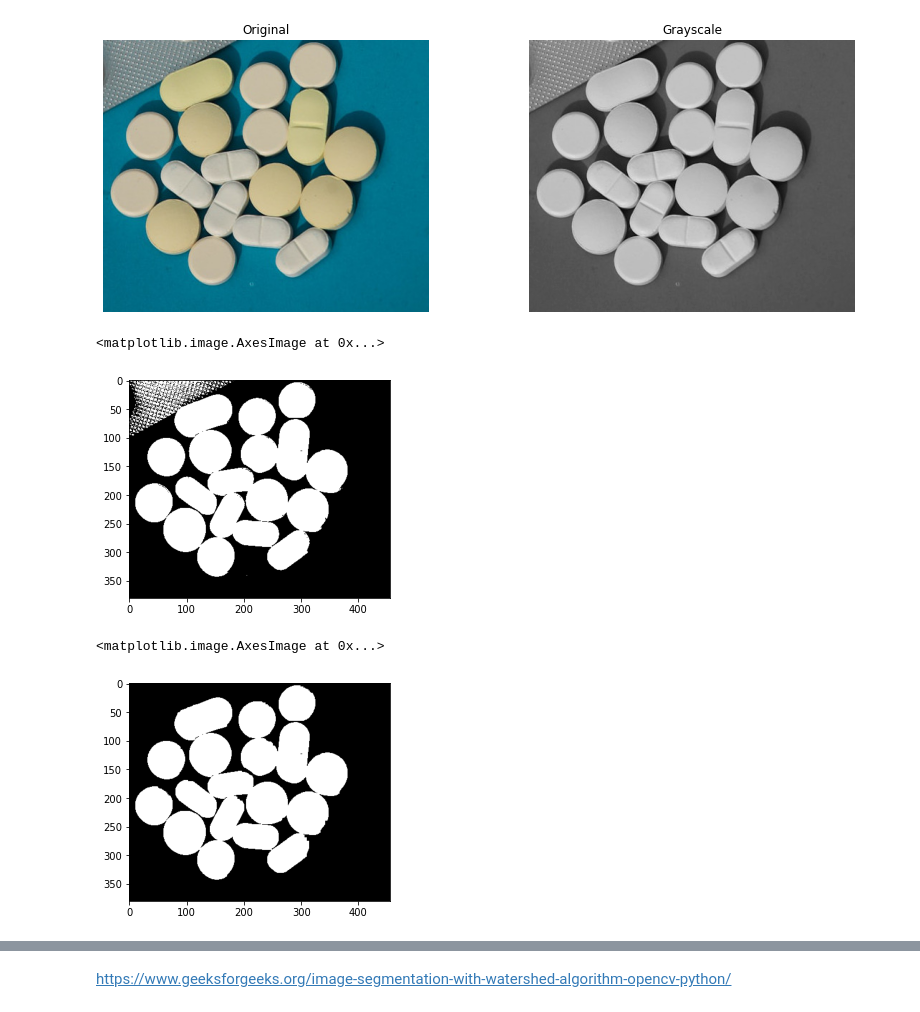
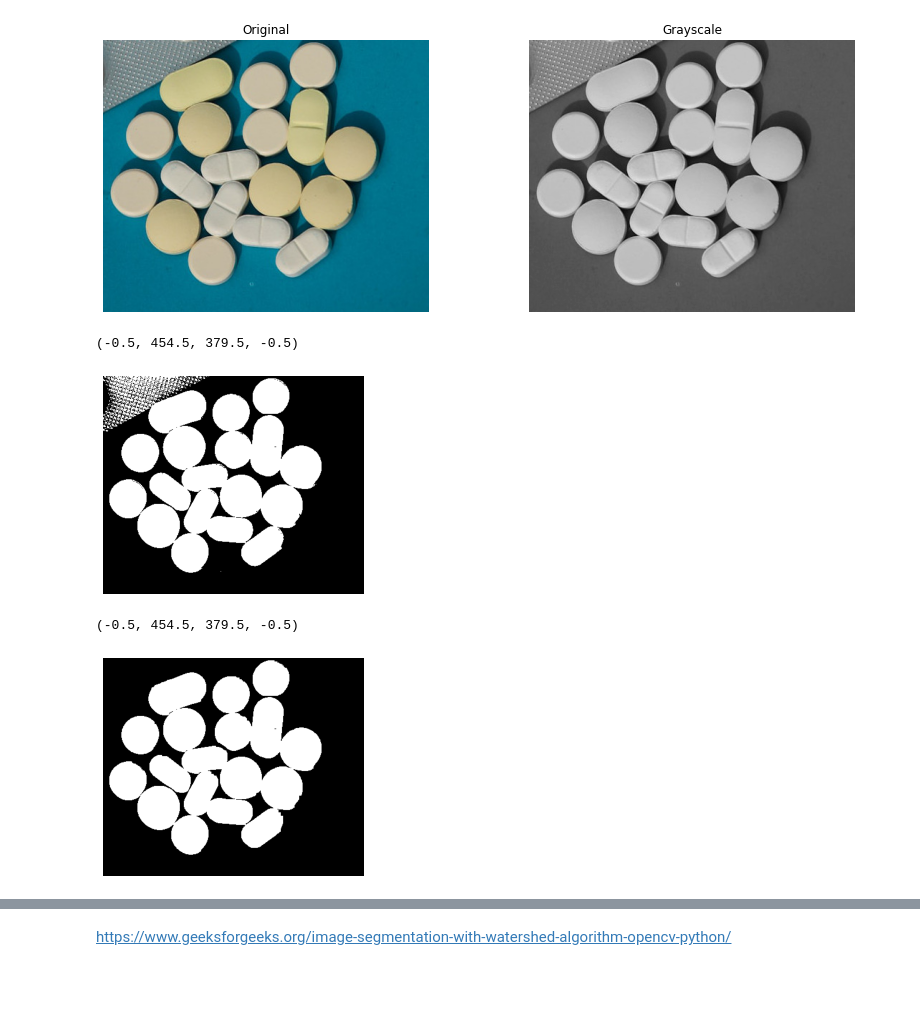
Before and after one commit to ivnlee/tec-mna-cv, a Jupyter notebook: final/watershed_segmentation.ipynb, the cells around one changed output, grey strips where cells are left out. Drawn from its saved outputs; the diff is of its cells as text; code cells hidden in the pictures; blank space fills up the shorter version.

```diff
--- a/final/watershed_segmentation.ipynb
+++ b/final/watershed_segmentation.ipynb
@@ -28,18 +28,20 @@ plt.show()
 ret, bin_img = cv.threshold(gray, 0, 255, cv.THRESH_BINARY + cv.THRESH_OTSU)
 
 plt.imshow(bin_img, cmap='gray')
+plt.axis('off')
 # %% [output]
-<matplotlib.image.AxesImage at 0x...>
+(-0.5, 454.5, 379.5, -0.5)
-[figure, old version]
+[figure, new version]
 # %%
 # noise removal
 kernel = cv.getStructuringElement(cv.MORPH_RECT, (3, 3))
 bin_img = cv.morphologyEx(bin_img,
                            cv.MORPH_OPEN,
                            kernel,
                            iterations=3)
 
 plt.imshow(bin_img, cmap='gray')
+plt.axis('off')
 # %% [output]
-<matplotlib.image.AxesImage at 0x...>
+(-0.5, 454.5, 379.5, -0.5)
-[figure, old version]
+[figure, new version]
```
Also changed, not shown: parts of 4 cells of this notebook.
